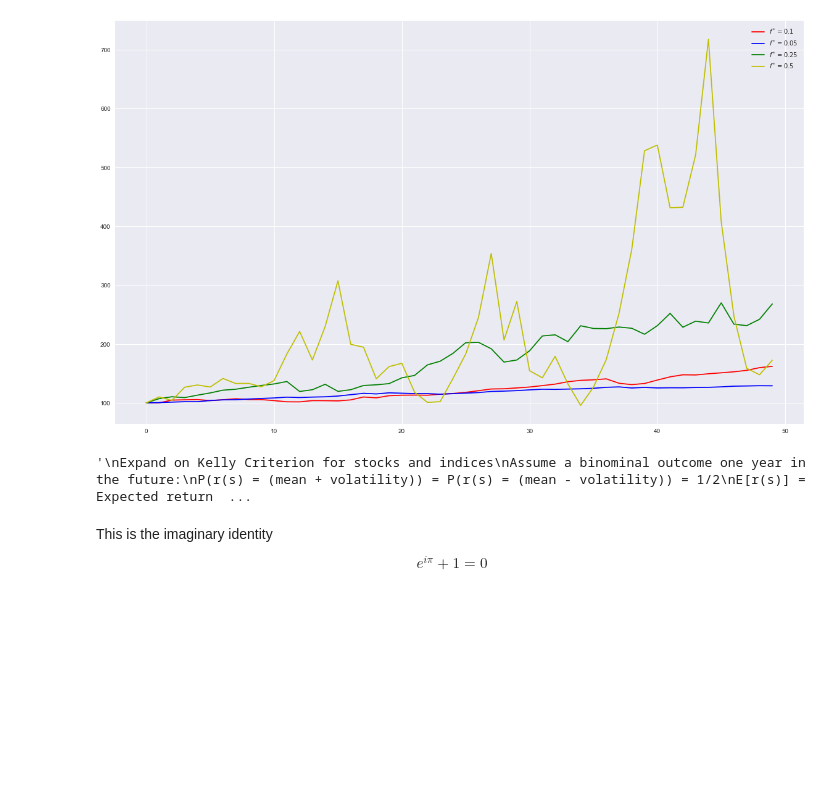
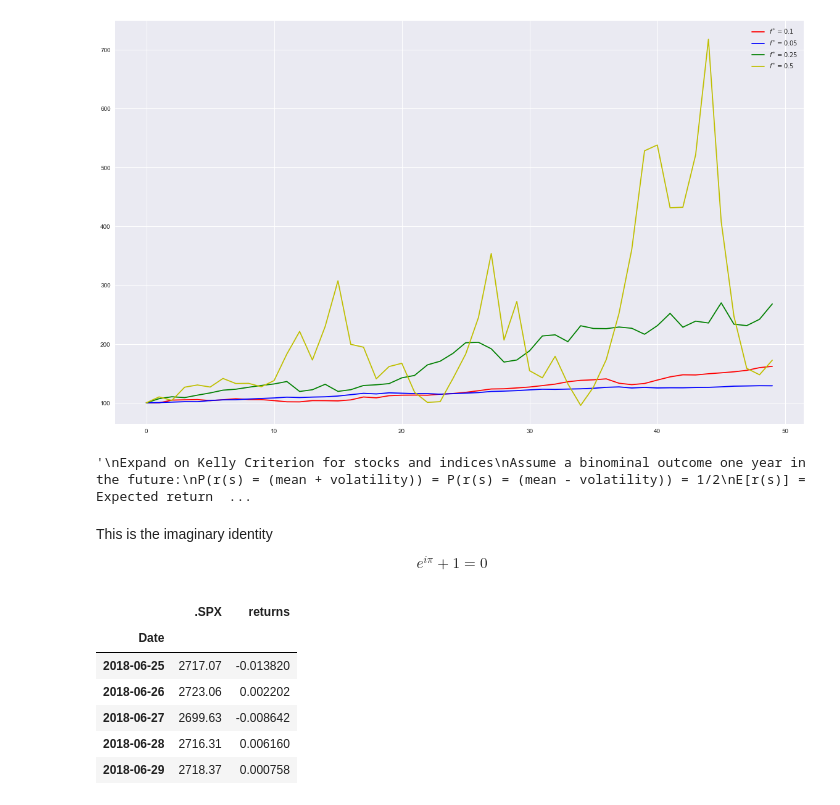
Before and after one commit to thomasmurphycodes/PythonForFinance, a Jupyter notebook: notebooks/Python for Finance Chapter 16.ipynb, the cells around one changed output. Saved outputs shown, nothing was run; the diff lists cells and outputs as text; code cells hidden in the pictures; blank space fills up the shorter version.

```diff
--- a/notebooks/Python for Finance Chapter 16.ipynb
+++ b/notebooks/Python for Finance Chapter 16.ipynb
@@ -168,0 +172,12 @@ raw = pd.read_csv('/Users/thomasmurphy/PycharmProjects/PythonFinanceRetry/notebo
+# %%
+data['returns'] = np.log(data / data.shift(1))
+data.dropna(inplace=True)
+data.tail()
+# %% [output]
+|  | .SPX | returns |
+| Date |  |  |
+| 2018-06-25 | 2717.07 | -0.013820 |
+| 2018-06-26 | 2723.06 | 0.002202 |
+| 2018-06-27 | 2699.63 | -0.008642 |
+| 2018-06-28 | 2716.31 | 0.006160 |
+| 2018-06-29 | 2718.37 | 0.000758 |
```
Also changed, not shown: parts of 14 cells of this notebook.
